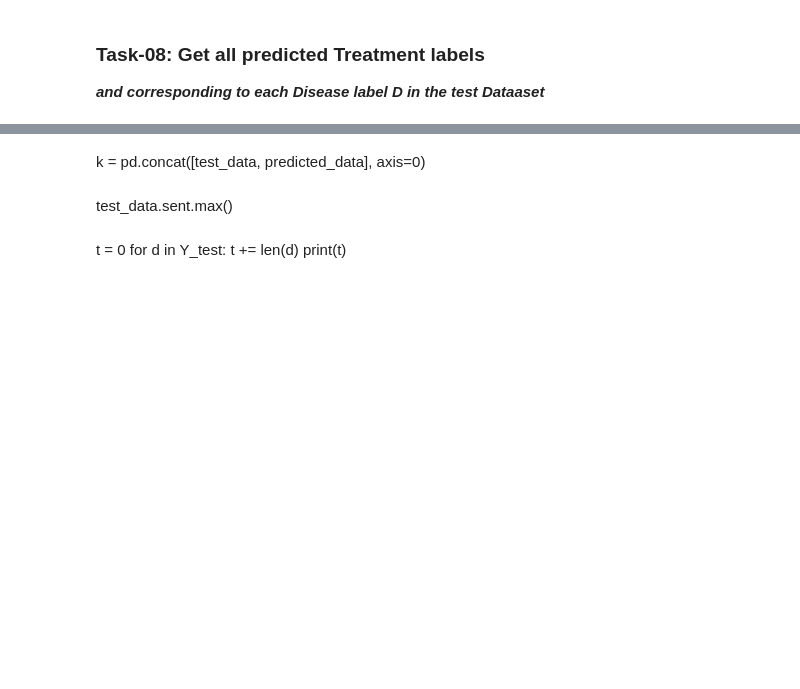
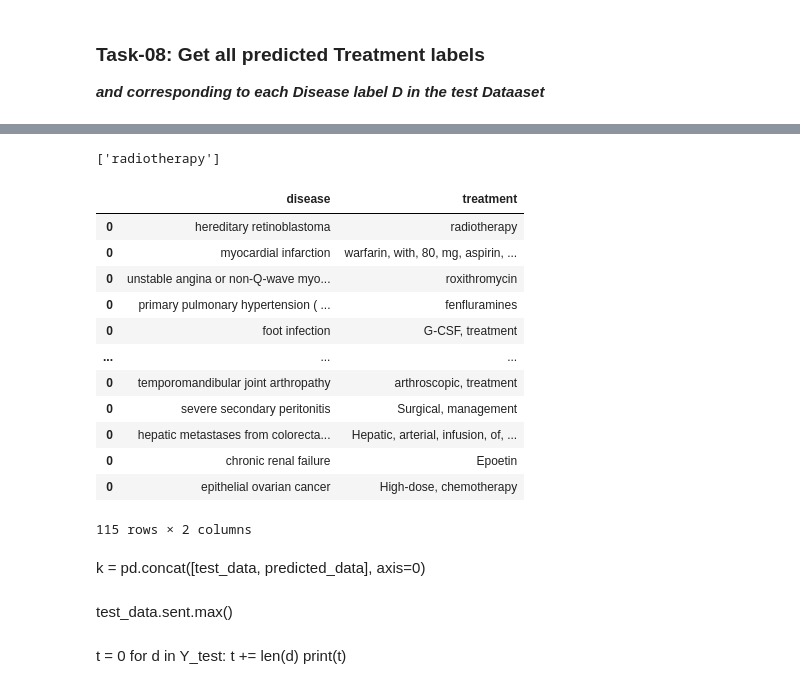
Before and after one commit to Vasista-Eranki/SyntacticProcessingAssignment, a Jupyter notebook: ESatyaKrishnaVasista_NLP_Assignment.ipynb, the cells around one changed output, grey strips where cells are left out. Saved outputs shown, nothing was run; the diff lists cells and outputs as text; code cells hidden in the pictures; blank space fills up the shorter version.

```diff
--- a/ESatyaKrishnaVasista_NLP_Assignment.ipynb
+++ b/ESatyaKrishnaVasista_NLP_Assignment.ipynb
@@ -410,0 +447,11 @@ overall_response
+# %%
+overall_response['hereditary retinoblastoma']
+# %% [output]
+['radiotherapy']
+# %%
+k = pd.DataFrame(columns=['stmt', 'word', 'Prediction'])
+for i in range(len(y_pred)):
+    r = pd.DataFrame({ 'stmt': i, 'word': test_sentences[i].split(), 'Prediction': y_pred[i] })
+    k = pd.concat([k, r])
+# %%
+disease_or_treatment = k[k.Prediction!='O']
@@ -411,3 +460,36 @@ overall_response
+# %%
+f = pd.DataFrame(columns=['disease', 'treatment'])
+for i in range(len(test_sentences)):
+    disease = ' '.join(disease_or_treatment[((disease_or_treatment.Prediction=='D') & (disease_or_treatment.stmt==i))]['word'].unique())
+    treatment = ', '.join(disease_or_treatment[((disease_or_treatment.Prediction=='T') & (disease_or_treatment.stmt==i))]['word'].unique())
+
+    disease = disease.strip()
+    treatment = treatment.strip()
+
+    if len(disease) == 0 or len(treatment) == 0:
+        continue
+    f = pd.concat([f, pd.DataFrame({'disease' : [disease], 'treatment': [treatment]})])
+
+    #print(disease_or_treatment[((disease_or_treatment['Prediction']=='D') and (disease_or_treatment['stmt'] == i))]['word'])
+    #disease = " ".join(disease_or_treatment[((disease_or_treatment.Prediction=='D') and (disease_or_treatment.stmt == i))]['word'])
+    #treatment = ", ".join(disease_or_treatment[((disease_or_treatment.Prediction=='T') and (disease_or_treatment.stmt == i))]['word'])
+    #f = pd.concat([f, pd.DataFrame({'disease' : [disease], 'treatment': [treatment]})])
+# %%
+f
+# %% [output]
+|  | disease | treatment |
+| 0 | hereditary retinoblastoma | radiotherapy |
+| 0 | myocardial infarction | warfarin, with, 80, mg, aspirin, ... |
+| 0 | unstable angina or non-Q-wave myo... | roxithromycin |
+| 0 | primary pulmonary hypertension ( ... | fenfluramines |
+| 0 | foot infection | G-CSF, treatment |
+| ... | ... | ... |
+| 0 | temporomandibular joint arthropathy | arthroscopic, treatment |
+| 0 | severe secondary peritonitis | Surgical, management |
+| 0 | hepatic metastases from colorecta... | Hepatic, arterial, infusion, of, ... |
+| 0 | chronic renal failure | Epoetin |
+| 0 | epithelial ovarian cancer | High-dose, chemotherapy |
+115 rows × 2 columns
 # %% [markdown]
 k = pd.concat([test_data, predicted_data], axis=0)
 # %% [markdown]
```
Also changed, not shown: parts of 30 cells of this notebook.
